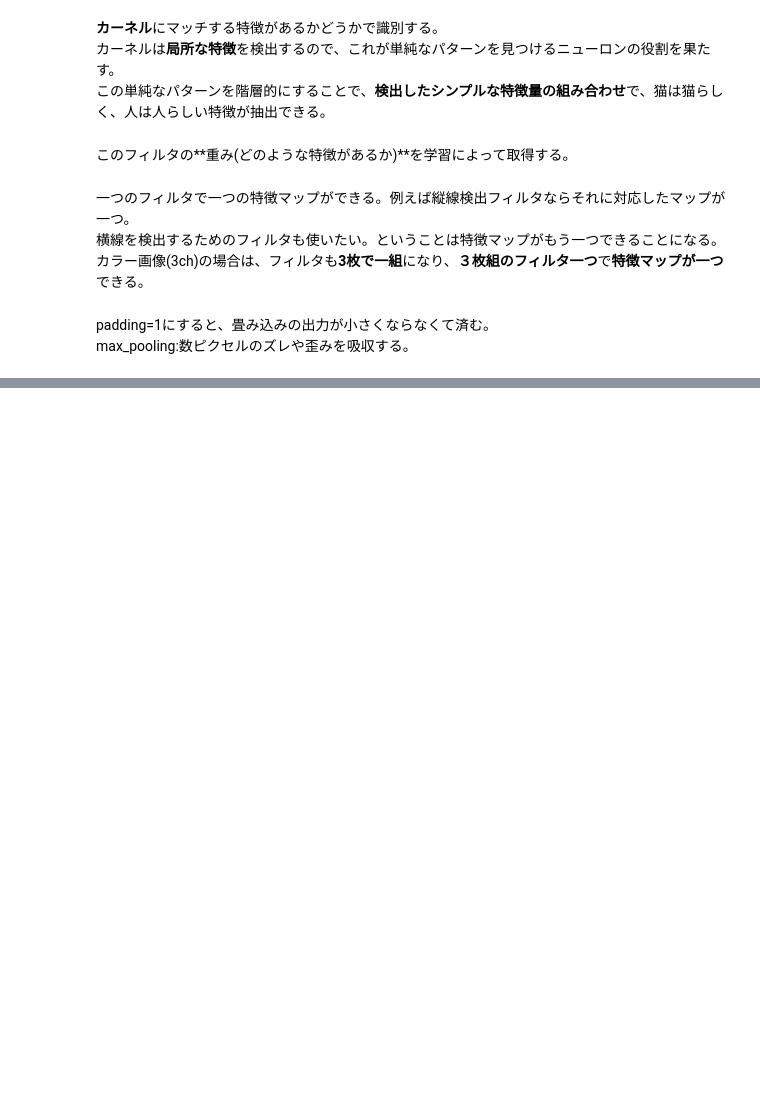
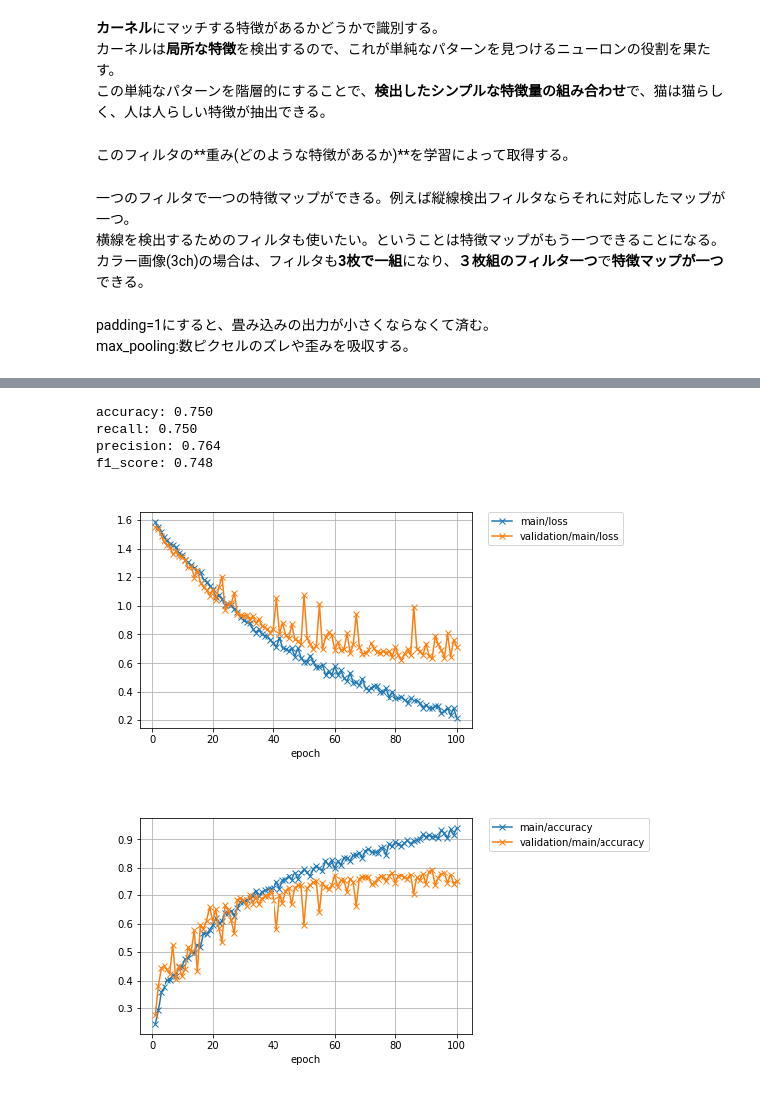
Before and after one commit to zukako0930/haitsclass, a Jupyter notebook: DeepLearning/CNN.ipynb, the cells around one changed output, grey strips where cells are left out. Drawn from its saved outputs; the diff is of its cells as text; code cells hidden in the pictures; blank space fills up the shorter version.

```diff
--- a/DeepLearning/CNN.ipynb
+++ b/DeepLearning/CNN.ipynb
@@ -16,0 +217,37 @@ max_pooling:数ピクセルのズレや歪みを吸収する。
+# %%
+# 性能指標を確認
+from sklearn import metrics
+print('accuracy: %.3f' % metrics.accuracy_score(y_test, predict(model, X_test)))
+print('recall: %.3f' % metrics.recall_score(y_test, predict(model, X_test), average='macro'))
+print('precision: %.3f' % metrics.precision_score(y_test, predict(model, X_test), average='macro'))
+print('f1_score: %.3f' % metrics.f1_score(y_test, predict(model, X_test), average='macro'))
+# %% [output]
+accuracy: 0.750
+recall: 0.750
+precision: 0.764
+f1_score: 0.748
+# %%
+# PlotReportによるグラフを出力する関数
+from pylab import box
+def show_graph(src):
+    img =  plt.imread(src)
+    xpixels, ypixels = img.shape[0],img.shape[1]
+    dpi = 100
+    margin = 0.01
+    figsize = (1 + margin) * ypixels / dpi, (1 + margin) * xpixels / dpi
+
+    fig = plt.figure(figsize=figsize, dpi=dpi)
+    ax = fig.add_axes([margin, margin, 1 - 2*margin, 1 - 2*margin])
+    ax.tick_params(labelbottom="off",bottom="off")
+    ax.tick_params(labelleft="off",left="off")
+
+    ax.imshow(img, interpolation='none')
+    box("off")
+    plt.show()
+# %%
+# 精度と誤差をグラフ描画
+show_graph('result/loss.png')
+show_graph('result/accuracy.png')
+# %% [output]
+[figure, added]
+[figure, added]
```
Also changed, not shown: parts of 28 cells of this notebook, 7 other files.
